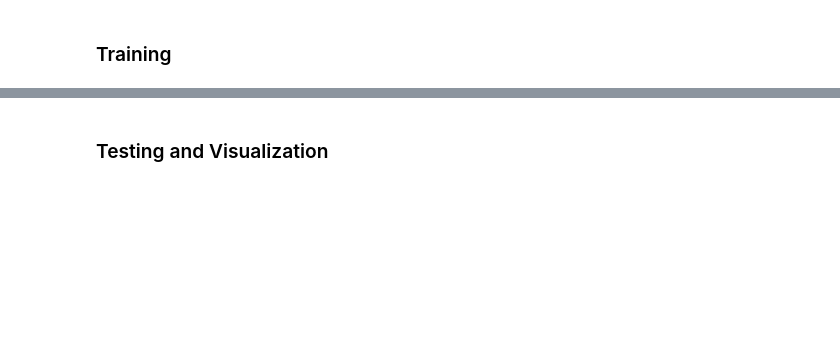
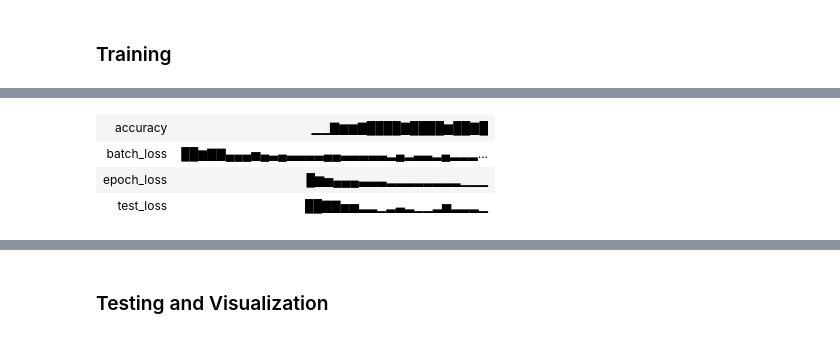
Before and after one commit to kyon317/UnetDemo, a Jupyter notebook: assignment_2.ipynb, the cells around one changed output, grey strips where cells are left out. Saved outputs shown, nothing was run; the diff lists cells and outputs as text; code cells hidden in the pictures; blank space fills up the shorter version.

```diff
--- a/assignment_2.ipynb
+++ b/assignment_2.ipynb
@@ -285,18 +302,21 @@ True
 #Paramteres
 
 #learning rate
-lr = 1e-2
+lr = 1e-4
 
 #number of training epochs
 epoch_n = 20
 
 #input image-mask size
-image_size = 572
+# image_size = 572
+image_size = 256
+# image_size = 128
+
 #root directory of project
 root_dir = os.getcwd()
 
 #training batch size
-batch_size = 32
+batch_size = 4
 
 #use checkpoint model for training
 load = False
@@ -306,24 +326,34 @@ gpu = True
 
 data_dir = os.path.join(root_dir, 'data/cells')
 
+# wandb setup
+# Initialize wandb project, reference: https://colab.research.google.com/github/wandb/examples/blob/master/colabs/intro/Intro_to_Weights_%26_Biases.ipynb#scrollTo=R_3hYQyqb0fJ
+wandb.init(project="assignment2_unet_training", config={
+    "learning_rate": lr,
+    "epochs": epoch_n,
+    "batch_size": batch_size,
+    "image_size": image_size
+})
 
 trainset = Cell_data(data_dir = data_dir, size = image_size)
-trainloader = DataLoader(trainset, batch_size = batch_size, shuffle=True, num_workers=4)
+trainloader = DataLoader(trainset, batch_size = batch_size, shuffle=True)
 
-testset = Cell_data(data_dir = data_dir, size = image_size, train = False, num_workers=4)
+testset = Cell_data(data_dir = data_dir, size = image_size, train = False)
 testloader = DataLoader(testset, batch_size = batch_size)
 
 device = torch.device('cuda:0' if gpu else 'cpu')
 
-model = UNet(n_channels=1, n_classes=batch_size).to('cuda:0').to(device)
+model = UNet(n_channels=1, n_classes=2).to('cuda:0').to(device)
+
+criterion = nn.CrossEntropyLoss()
+# Use AdamW for better weight decay
+optimizer = optim.AdamW(model.parameters(), lr=lr, betas=(0.8, 0.9), weight_decay=5e-4)
 
 if load:
   print('loading model')
-  model.load_state_dict(torch.load('checkpoint.pt'))
+  load_checkpoint(model,optimizer,dirs)
+  # model.load_state_dict(torch.load('checkpoint_1e-08_10.pt'))
 
-criterion = nn.CrossEntropyLoss()
-
-optimizer = optim.Adam(model.parameters(), lr=lr, weight_decay=0.0005)
 
 model.train()
 for e in range(epoch_n):
@@ -341,17 +371,53 @@ for e in range(epoch_n):
     crop_y = (label.shape[2] - pred.shape[3]) // 2
 
     label = label[:, crop_x: label.shape[1] - crop_x, crop_y: label.shape[2] - crop_y]
-
     loss = criterion(pred, label)
 
+
     loss.backward()
-
     optimizer.step()
     optimizer.zero_grad()
 
     epoch_loss += loss.item()
+    if i % 5 == 0:
+        print('batch %d --- Loss: %.4f' % (i, loss.item() / batch_size))
+        wandb.log({'batch_loss': loss.item() / batch_size})
+  print('Epoch %d / %d --- Loss: %.4f' % (e + 1, epoch_n, epoch_loss / trainset.__len__()))
+  wandb.log({'epoch_loss': epoch_loss / trainset.__len__()})
 
-    print('batch %d --- Loss: %.4f' % (i, loss.item() / batch_size), flush=True)
-  print('Epoch %d / %d --- Loss: %.4f' % (e + 1, epoch_n, epoch_loss / trainset.__len__()), flush=True)
 
-  torch.save(model.state_dict(), 'checkpoint.pt')
+  model.eval()
+
+  total = 0
+  correct = 0
+  total_loss = 0
+
+  with torch.no_grad():
+    for i, data in enumerate(testloader):
+      image, label = data
+
+      image = image.to(device)
+      label = label.squeeze(1).long().to(device)
+
+      pred = model(image)
+      crop_x = (label.shape[1] - pred.shape[2]) // 2
+      crop_y = (label.shape[2] - pred.shape[3]) // 2
+
+      label = label[:, crop_x: label.shape[1] - crop_x, crop_y: label.shape[2] - crop_y]
+
+      loss = criterion(pred, label)
+      total_loss += loss.item()
+
+      _, pred_labels = torch.max(pred, dim = 1)
+
+      total += label.shape[0] * label.shape[1] * label.shape[2]
+      correct += (pred_labels == label).sum().item()
+
+    accuracy = correct / total
+    test_loss = total_loss / testset.__len__()
+    print('Accuracy: %.4f ---- Loss: %.4f' % (accuracy, test_loss))
+    wandb.log({'test_loss': test_loss, 'accuracy': accuracy})
+    if e % 5 == 0 or e == epoch_n - 1:
+        save_checkpoint(model,optimizer,e,epoch_loss / trainset.__len__(),correct / total)
+wandb.finish()
+# %% [output]
@@ -357,0 +447,4 @@ for e in range(epoch_n):
+| accuracy | ▁▁▇▆▆▇████▇████▆██▇█ |
+| batch_loss | ██▆▇▇▄▄▄▅▄▃▄▃▃▃▃▄▄▃▃▃▃▃▂▄▂▃▃▂▄▂▂▂... |
+| epoch_loss | █▆▅▄▄▄▃▃▃▂▂▂▂▂▂▂▂▁▁▁ |
+| test_loss | ██▇▇▅▅▂▂▁▂▃▂▁▁▂▅▂▂▂▁ |
```
Also changed, not shown: parts of 9 cells of this notebook, 6 other files.
